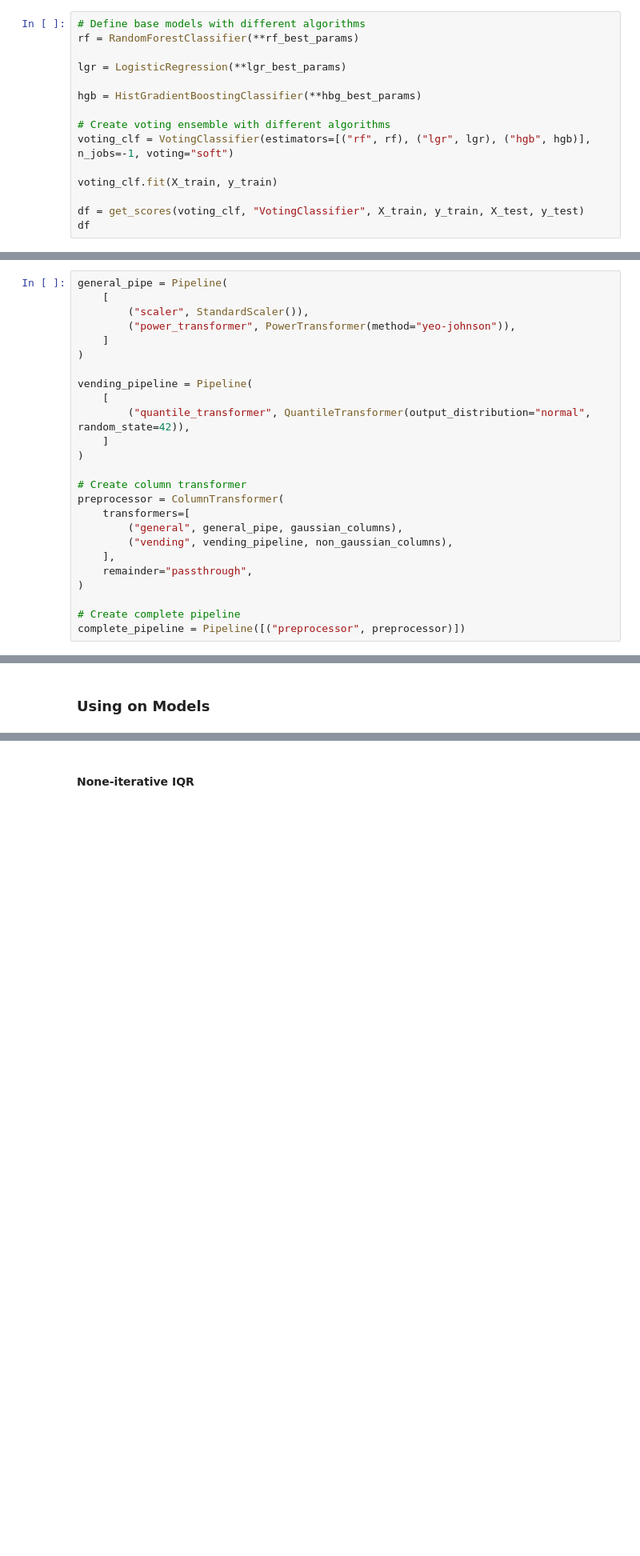
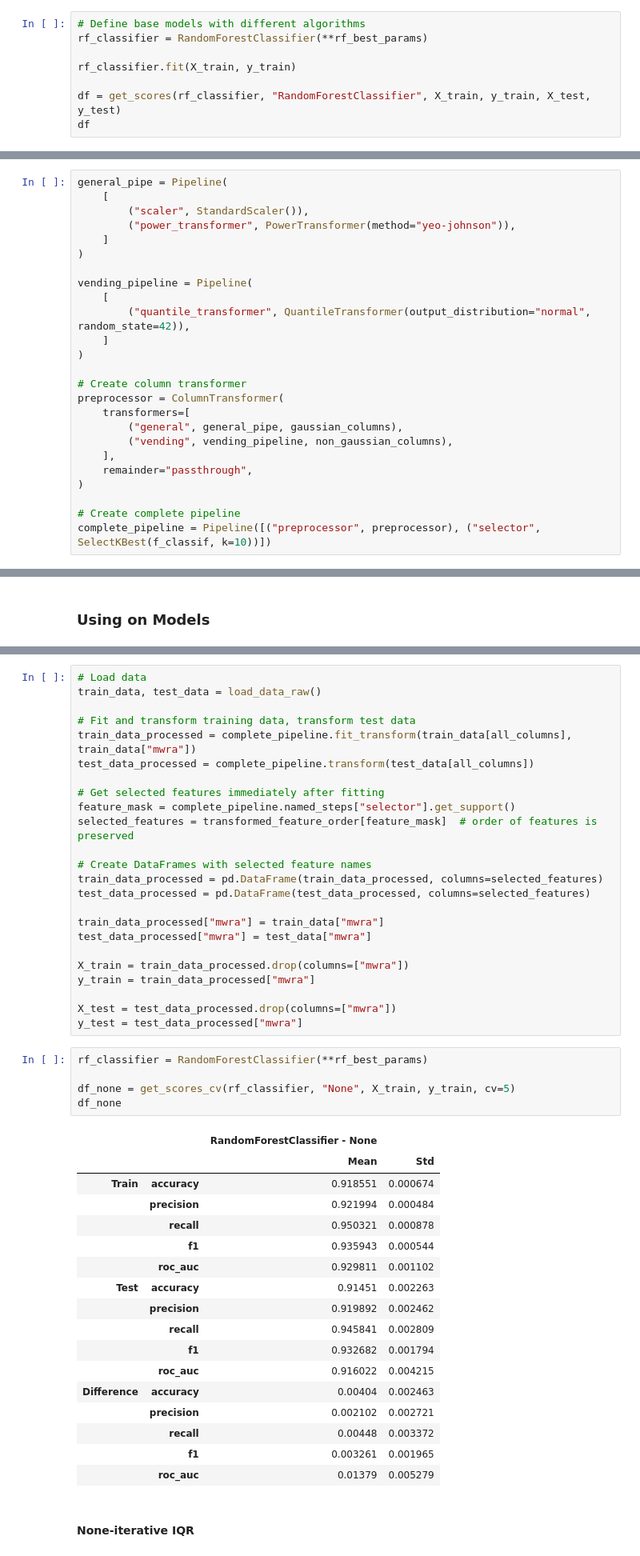
Before and after one commit to MBabiar/IAU-Project, a Jupyter notebook: src/Phase_3.ipynb, the cells around one changed output, grey strips where cells are left out. Shown at 80% size. Cells and saved outputs as stored; diff of their text form; blank space fills up the shorter version.

```diff
--- a/src/Phase_3.ipynb
+++ b/src/Phase_3.ipynb
@@ -1488,18 +1639,11 @@ Využite krížovú validáciu (cross validation) na trénovacej množine.
 Dokážte že Váš nastavený najlepší model je bez overfitingu.
 # %%
 # Define base models with different algorithms
-rf = RandomForestClassifier(**rf_best_params)
+rf_classifier = RandomForestClassifier(**rf_best_params)
 
-lgr = LogisticRegression(**lgr_best_params)
+rf_classifier.fit(X_train, y_train)
 
-hgb = HistGradientBoostingClassifier(**hbg_best_params)
-
-# Create voting ensemble with different algorithms
-voting_clf = VotingClassifier(estimators=[("rf", rf), ("lgr", lgr), ("hgb", hgb)], n_jobs=-1, voting="soft")
-
-voting_clf.fit(X_train, y_train)
-
-df = get_scores(voting_clf, "VotingClassifier", X_train, y_train, X_test, y_test)
+df = get_scores(rf_classifier, "RandomForestClassifier", X_train, y_train, X_test, y_test)
 df
 # %% [markdown]
 -   Since train metrics and test metrics are close, the model is not overfitting.
@@ -1586,7 +1758,7 @@ preprocessor = ColumnTransformer(
 )
 
 # Create complete pipeline
-complete_pipeline = Pipeline([("preprocessor", preprocessor)])
+complete_pipeline = Pipeline([("preprocessor", preprocessor), ("selector", SelectKBest(f_classif, k=10))])
 # %%
 number_of_outliers = pd.DataFrame(
     index=["Number of Outliers", "Percentage of Outliers"],
@@ -1857,3 +2059,50 @@ number_of_outliers
+# %%
+# Load data
+train_data, test_data = load_data_raw()
+
+# Fit and transform training data, transform test data
+train_data_processed = complete_pipeline.fit_transform(train_data[all_columns], train_data["mwra"])
+test_data_processed = complete_pipeline.transform(test_data[all_columns])
+
+# Get selected features immediately after fitting
+feature_mask = complete_pipeline.named_steps["selector"].get_support()
+selected_features = transformed_feature_order[feature_mask]  # order of features is preserved
+
+# Create DataFrames with selected feature names
+train_data_processed = pd.DataFrame(train_data_processed, columns=selected_features)
+test_data_processed = pd.DataFrame(test_data_processed, columns=selected_features)
+
+train_data_processed["mwra"] = train_data["mwra"]
+test_data_processed["mwra"] = test_data["mwra"]
+
+X_train = train_data_processed.drop(columns=["mwra"])
+y_train = train_data_processed["mwra"]
+
+X_test = test_data_processed.drop(columns=["mwra"])
+y_test = test_data_processed["mwra"]
+# %%
+rf_classifier = RandomForestClassifier(**rf_best_params)
+
+df_none = get_scores_cv(rf_classifier, "None", X_train, y_train, cv=5)
+df_none
+# %% [output]
+|  |  | RandomForestClassifier - None |  |
+|  |  | Mean | Std |
+| Train | accuracy | 0.918551 | 0.000674 |
+|  | precision | 0.921994 | 0.000484 |
+|  | recall | 0.950321 | 0.000878 |
+|  | f1 | 0.935943 | 0.000544 |
+|  | roc_auc | 0.929811 | 0.001102 |
+| Test | accuracy | 0.91451 | 0.002263 |
+|  | precision | 0.919892 | 0.002462 |
+|  | recall | 0.945841 | 0.002809 |
+|  | f1 | 0.932682 | 0.001794 |
+|  | roc_auc | 0.916022 | 0.004215 |
+| Difference | accuracy | 0.00404 | 0.002463 |
+|  | precision | 0.002102 | 0.002721 |
+|  | recall | 0.00448 | 0.003372 |
+|  | f1 | 0.003261 | 0.001965 |
+|  | roc_auc | 0.01379 | 0.005279 |
 # %% [markdown]
 #### None-iterative IQR
 # %%
```
Also changed, not shown: parts of 60 cells of this notebook, 8 other files.
